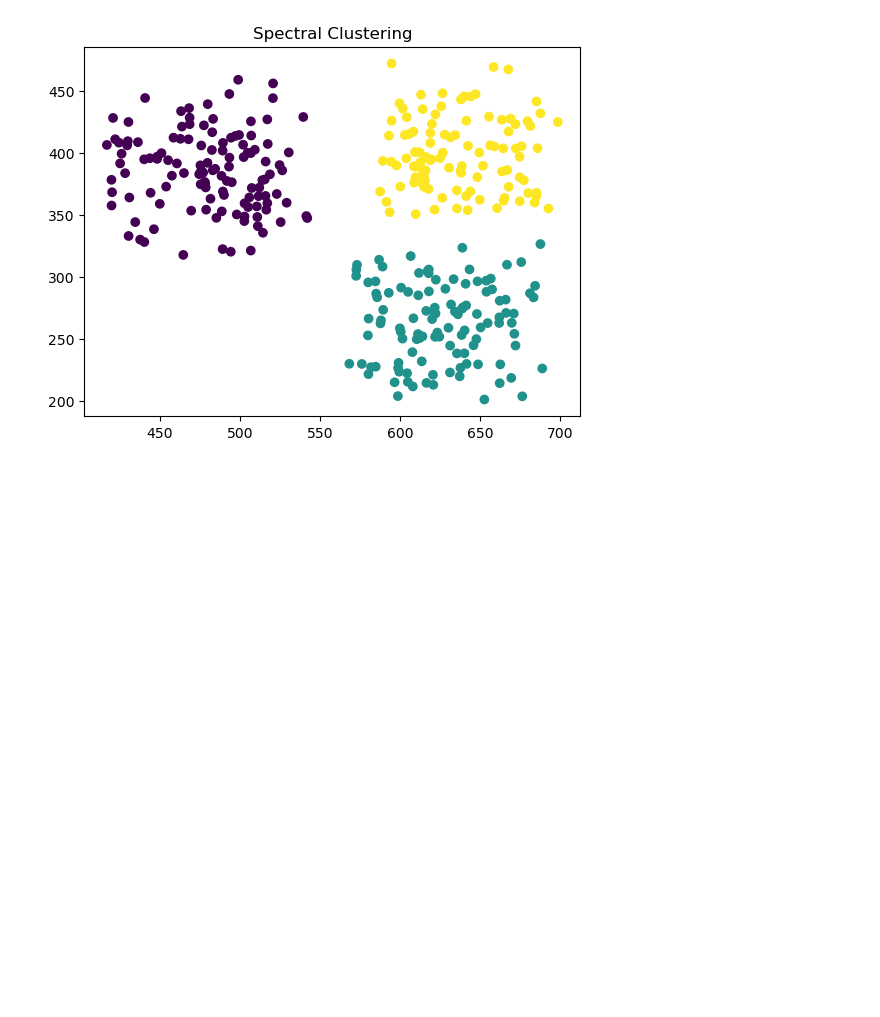
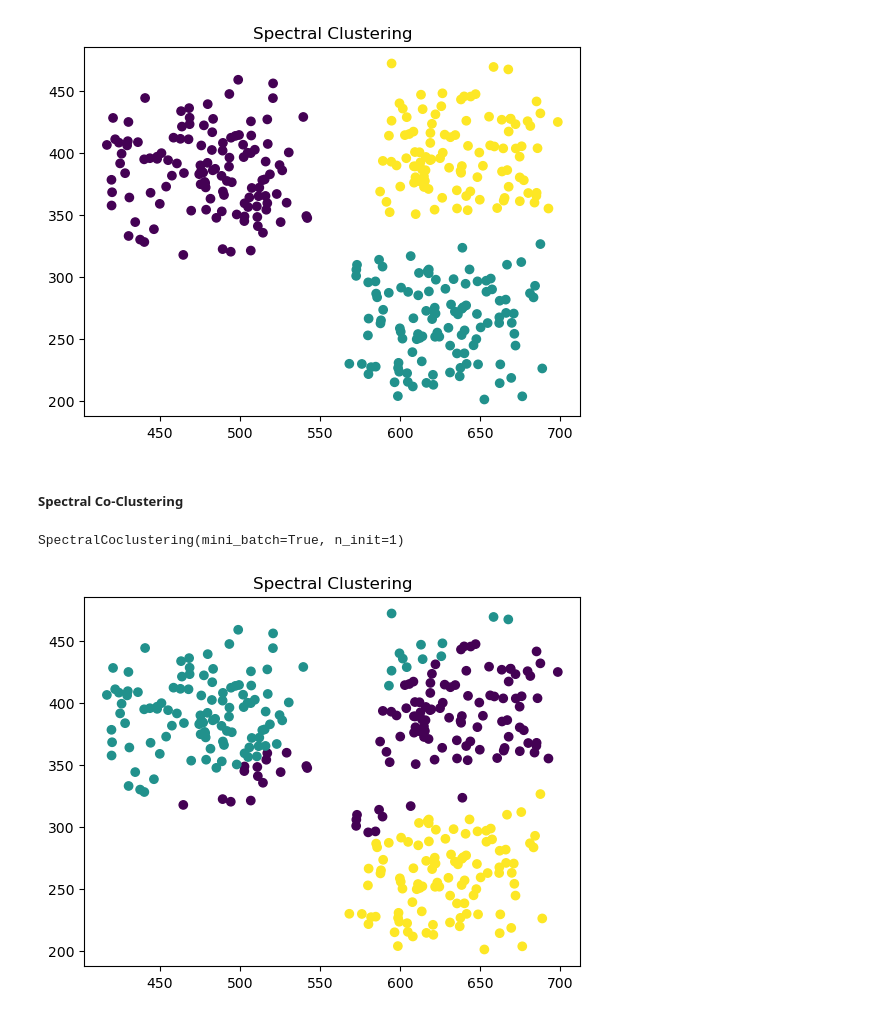
Before and after one commit to AIdjis/Clustering, a Jupyter notebook: code.ipynb, the cells around one changed output. Saved outputs shown, nothing was run; the diff lists cells and outputs as text; code cells hidden in the pictures; blank space fills up the shorter version.

Commit message:
add Spectral Co-clustering algorithm

```diff
--- a/code.ipynb
+++ b/code.ipynb
@@ -236,3 +236,16 @@ plt.scatter(data['X'], data['Y'], c=spectral.labels_)
 plt.show()
 # %% [output]
 [figure]
+# %% [markdown]
+##### Spectral Co-Clustering
+# %%
+spectral_Coclustering = SpectralCoclustering(n_clusters=3,mini_batch=True,n_init=1)
+spectral_Coclustering.fit(data)
+# %% [output]
+SpectralCoclustering(mini_batch=True, n_init=1)
+# %%
+plt.title('Spectral Clustering')
+plt.scatter(data['X'], data['Y'], c=spectral_Coclustering.row_labels_)
+plt.show()
+# %% [output]
+[figure, added]
```
Also changed, not shown: parts of 1 cell of this notebook.
